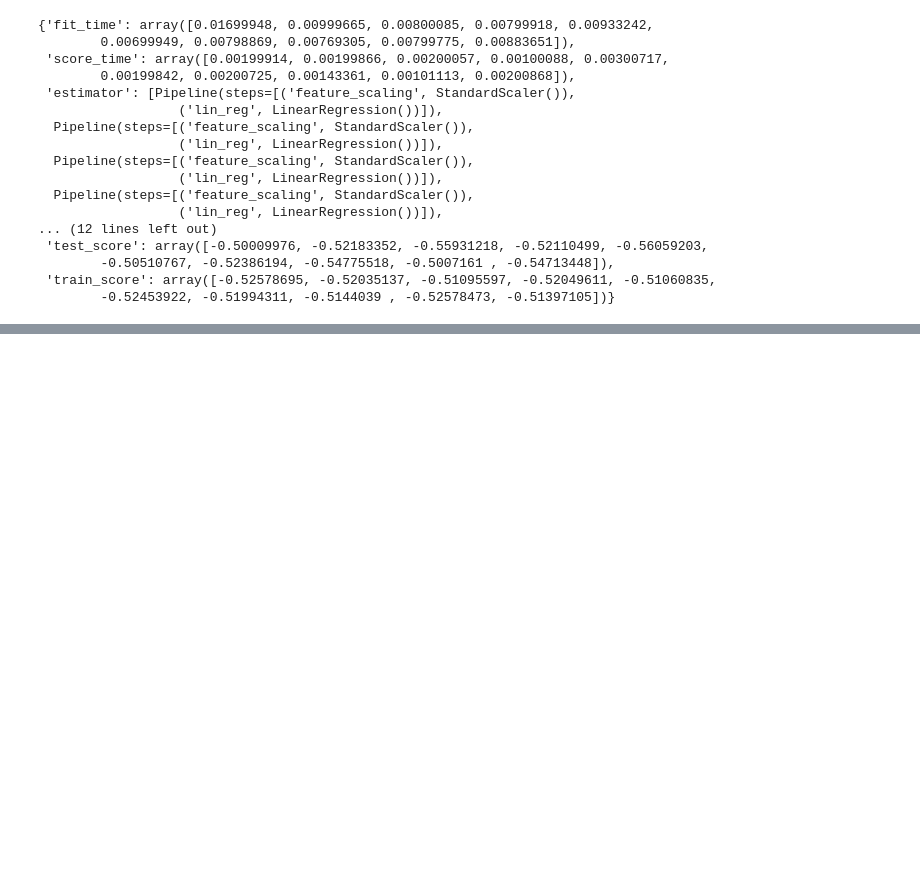
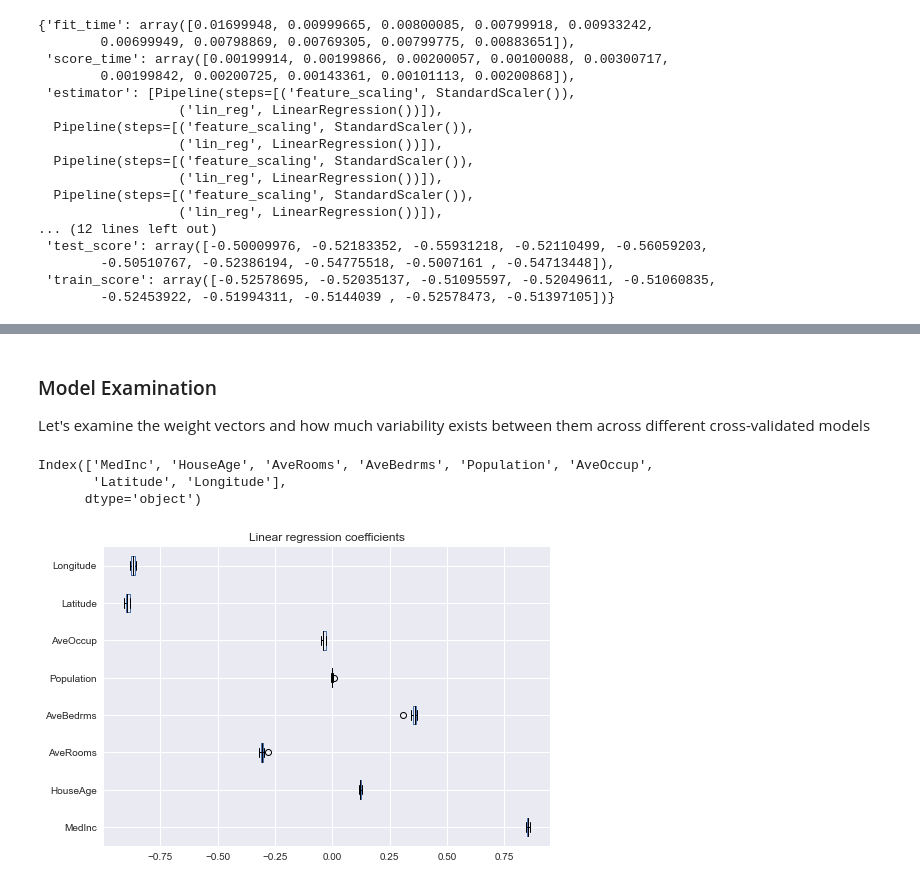
Before and after one commit to esviswajith95/MLP, a Jupyter notebook: Linear regresion.ipynb, the cells around one changed output, grey strips where cells are left out. Cells and saved outputs as stored; diff of their text form; code cells hidden in the pictures; blank space fills up the shorter version.

Commit message:
Added model evaluation & selection to Lin regression

```diff
--- a/Linear regresion.ipynb
+++ b/Linear regresion.ipynb
@@ -180,0 +257,20 @@ lin_reg_cv_results
+# %% [markdown]
+### Model Examination
+
+Let's examine the weight vectors and how much variability exists between them across different cross-validated models
+# %%
+feature_names = train_features.columns
+feature_names
+# %% [output]
+Index(['MedInc', 'HouseAge', 'AveRooms', 'AveBedrms', 'Population', 'AveOccup',
+       'Latitude', 'Longitude'],
+      dtype='object')
+# %%
+coefs = [est[-1].coef_ for est in lin_reg_cv_results["estimator"]]
+weights_df = pd.DataFrame(coefs, columns=feature_names)
+
+color = {"whiskers": "black", "medians": "black", "caps": "black"}
+weights_df.plot.box(color=color, vert=False)
+_ = plt.title("Linear regression coefficients")
+# %% [output]
+[figure, added]
```
Also changed, not shown: parts of 25 cells of this notebook.
